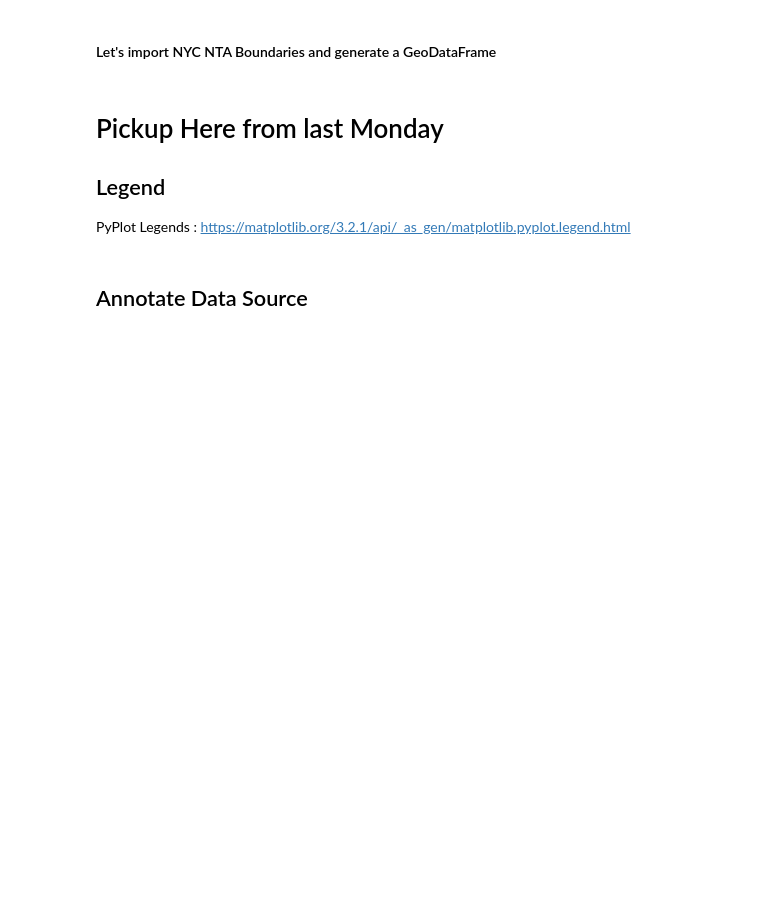
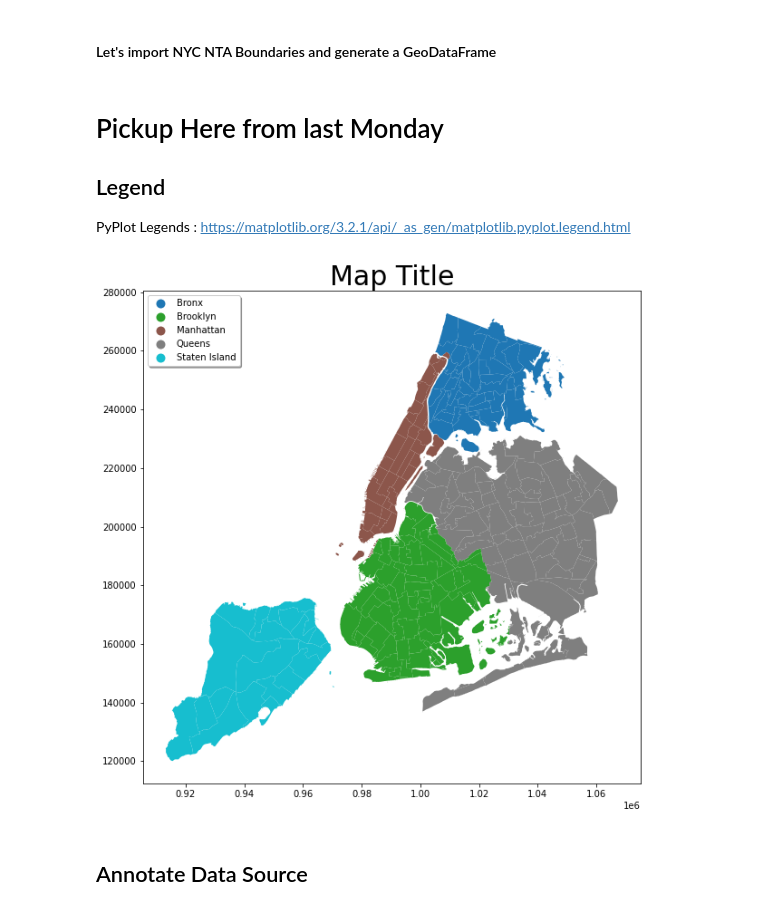
Before and after one commit to pratt-savi-810/pratt-savi-810-2020-03-lesson_12, a Jupyter notebook: lesson_12.ipynb, the cells around one changed output. Drawn from its saved outputs; the diff is of its cells as text; code cells hidden in the pictures; blank space fills up the shorter version.

```diff
--- a/lesson_12.ipynb
+++ b/lesson_12.ipynb
@@ -283,9 +391,22 @@ PyPlot Legends : https://matplotlib.org/3.2.1/api/_as_gen/matplotlib.pyplot.lege
 # %%
 fig, ax = plt.subplots(figsize=(14, 10))
 
-### code here
+
+nta_gdf.plot(
+    ax=ax,
+    column='boro_name',
+    legend=True,
+    cmap='tab10',
+    legend_kwds={
+        'loc': 'upper left',
+        'shadow': True,
+    }
+
+)
 
 ax.set_title('Map Title', fontdict={'size': 30});
+# %% [output]
+[figure, added]
 # %% [markdown]
 ## Annotate Data Source
 # %%
```
Also changed, not shown: parts of 28 cells of this notebook, 2 other files.
